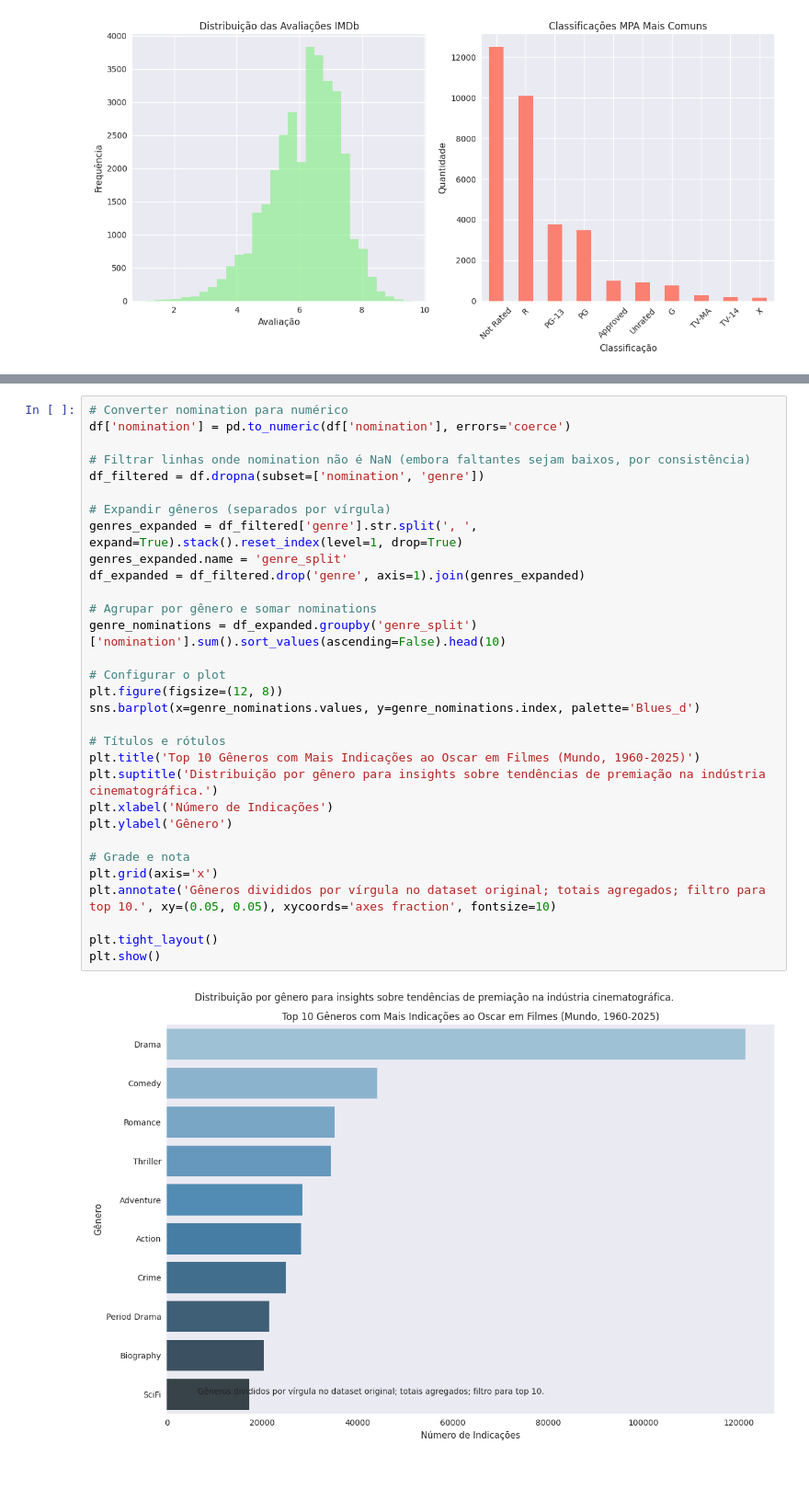
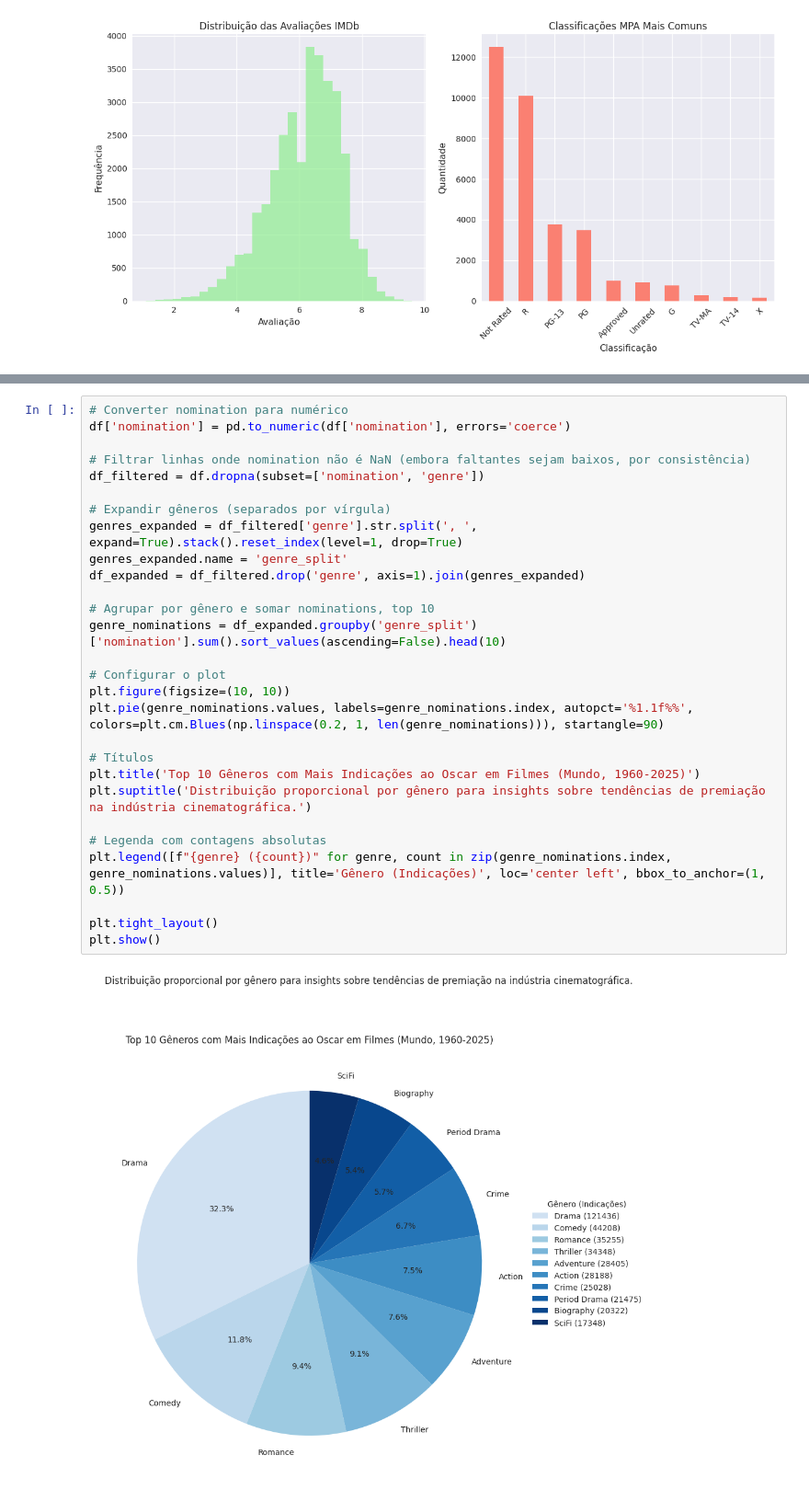
Before and after one commit to Erc-prog-xD/CienciaDeDados, a Jupyter notebook: notebooks/imdb-notebook.ipynb, the cells around one changed output, grey strips where cells are left out. Shown: that part at 92% size. Saved outputs shown, nothing was run; the diff lists cells and outputs as text; blank space fills up the shorter version.

```diff
--- a/notebooks/imdb-notebook.ipynb
+++ b/notebooks/imdb-notebook.ipynb
@@ -309,33 +314,30 @@ A qualidade percebida pelo público influencia positivamente o faturamento. Esse
 # %%
 # Converter nomination para numérico
 df['nomination'] = pd.to_numeric(df['nomination'], errors='coerce')
 
 # Filtrar linhas onde nomination não é NaN (embora faltantes sejam baixos, por consistência)
 df_filtered = df.dropna(subset=['nomination', 'genre'])
 
 # Expandir gêneros (separados por vírgula)
 genres_expanded = df_filtered['genre'].str.split(', ', expand=True).stack().reset_index(level=1, drop=True)
 genres_expanded.name = 'genre_split'
 df_expanded = df_filtered.drop('genre', axis=1).join(genres_expanded)
 
-# Agrupar por gênero e somar nominations
+# Agrupar por gênero e somar nominations, top 10
 genre_nominations = df_expanded.groupby('genre_split')['nomination'].sum().sort_values(ascending=False).head(10)
 
 # Configurar o plot
-plt.figure(figsize=(12, 8))
-sns.barplot(x=genre_nominations.values, y=genre_nominations.index, palette='Blues_d')
+plt.figure(figsize=(10, 10))
+plt.pie(genre_nominations.values, labels=genre_nominations.index, autopct='%1.1f%%', colors=plt.cm.Blues(np.linspace(0.2, 1, len(genre_nominations))), startangle=90)
 
-# Títulos e rótulos
+# Títulos
 plt.title('Top 10 Gêneros com Mais Indicações ao Oscar em Filmes (Mundo, 1960-2025)')
-plt.suptitle('Distribuição por gênero para insights sobre tendências de premiação na indústria cinematográfica.')
-plt.xlabel('Número de Indicações')
-plt.ylabel('Gênero')
+plt.suptitle('Distribuição proporcional por gênero para insights sobre tendências de premiação na indústria cinematográfica.')
 
-# Grade e nota
-plt.grid(axis='x')
-plt.annotate('Gêneros divididos por vírgula no dataset original; totais agregados; filtro para top 10.', xy=(0.05, 0.05), xycoords='axes fraction', fontsize=10)
+# Legenda com contagens absolutas
+plt.legend([f"{genre} ({count})" for genre, count in zip(genre_nominations.index, genre_nominations.values)], title='Gênero (Indicações)', loc='center left', bbox_to_anchor=(1, 0.5))
 
 plt.tight_layout()
 plt.show()
 # %% [output]
-[figure, old version]
+[figure, new version]
```
Also changed, not shown: parts of 4 cells of this notebook.
